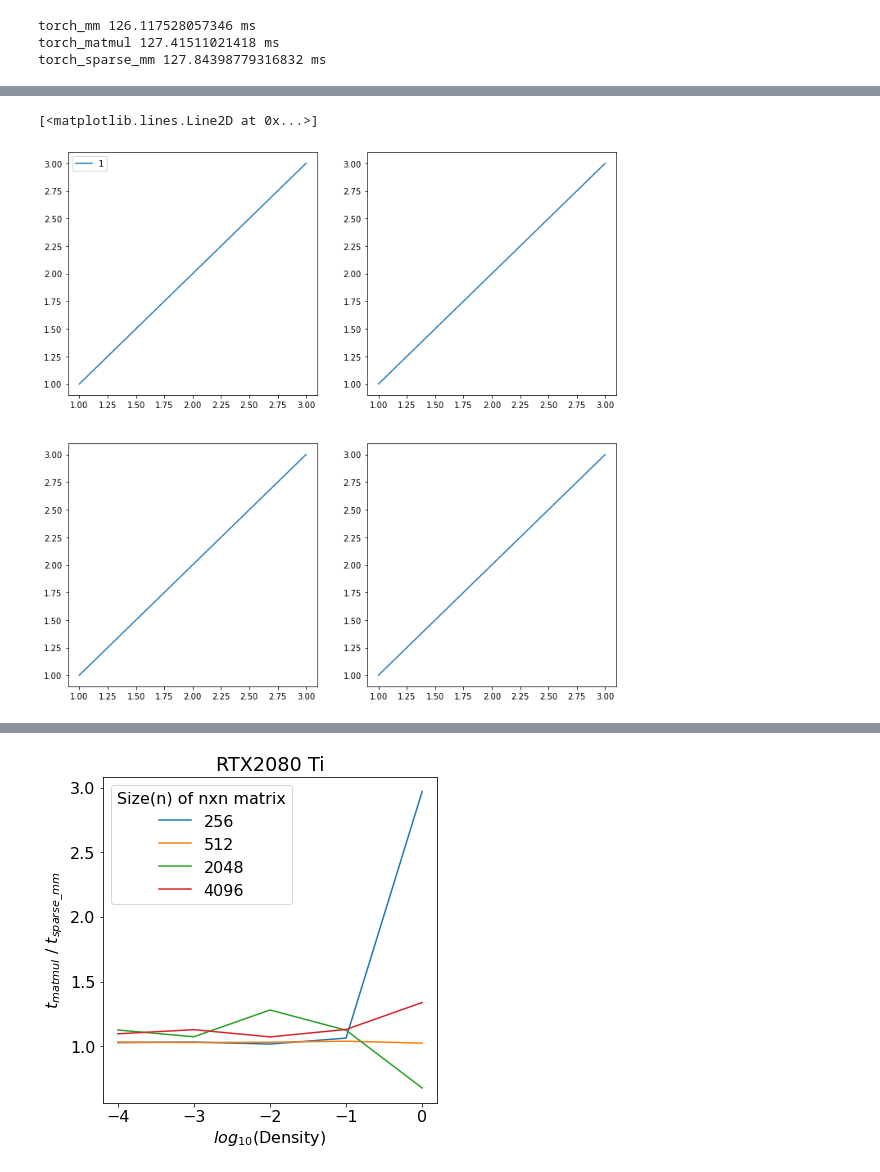
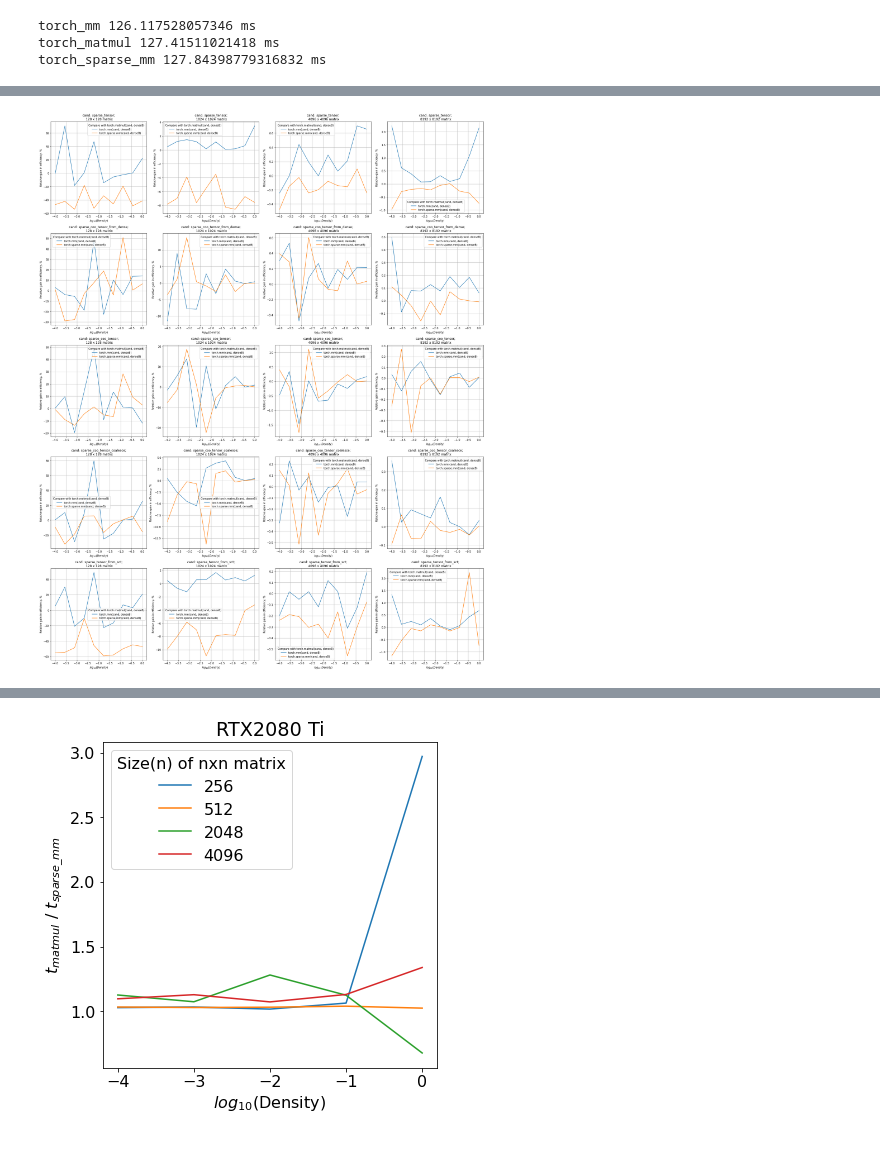
Before and after one commit to ftmtk/playground, a Jupyter notebook: test_pytorch_sparse_visualization.ipynb, the cells around one changed output, grey strips where cells are left out. Cells and saved outputs as stored; diff of their text form; code cells hidden in the pictures.

```diff
--- a/test_pytorch_sparse_visualization.ipynb
+++ b/test_pytorch_sparse_visualization.ipynb
@@ -52,10 +79,43 @@ fig.savefig(f'{filename.split(".")[0]}_methods_vs_sizes_accross_ops.png')
-# %%
-fig, axes = plt.subplots(2, 2, figsize=(12,12))
-axes[0,0].plot([1,2,3],[1,2,3],label='1')
-axes[0][0].legend()
-axes[1][0].plot([1,2,3],[1,2,3])
-axes[0][1].plot([1,2,3],[1,2,3])
-axes[1][1].plot([1,2,3],[1,2,3])
-# %% [output]
-[<matplotlib.lines.Line2D at 0x...>]
-[figure, removed]
+# %%
+def _plot_comp_tensormethods_vs_sizes_across_tensorops_with_ref(dict_results):
+    tensor_ops = list(dict_results.keys())
+    tensor_methods = list(dict_results[tensor_ops[0]].keys())
+    sizes = list(dict_results[tensor_ops[0]][tensor_methods[0]].keys())
+    densities = list(dict_results[tensor_ops[0]][tensor_methods[0]][sizes[0]].keys())
+
+    ref_op = 'torch_matmul'
+    ref_method = 'dense_tensor'
+    tensor_ops.remove(ref_op)
+    tensor_methods.remove(ref_method)
+
+    nrows, ncols = len(tensor_methods), len(sizes) + (1 if len(sizes) == 1 else 0)
+    fig, axes = plt.subplots(nrows, ncols, figsize=(ncols*6, nrows*6))
+
+    for r, method in enumerate(tensor_methods):
+        for c, size in enumerate(sorted(list(map(int, sizes)))):
+            size = str(size)
+            xvals = np.log10(list(map(float, densities)))
+
+            ref_operation = ".".join(ref_op.split("_"))
+            ref_vals = np.array(list(map(float, dict_results[ref_op][method][size].values())))
+            for op in tensor_ops:
+                yvals = np.array(list(map(float, dict_results[op][method][size].values())))
+                yvals = (ref_vals / yvals - 1) * 100
+                axes[r][c].plot(xvals, yvals, label=f"{'.'.join(op.split('_'))}(cand, denseB)")
+
+            # ref_time = np.mean(list(dict_results[ref_op][ref_method][size].values())) * 1000
+            # axes[r][c].axline((xvals[0], ref_time), (xvals[1], ref_time), color='k', label="torch.matmul(denseA, denseB)")
+            # axes[r][c].text(x=xvals[1], y=ref_time*1.001, s=f"torch.matmul(denseA, denseB)")
+
+            axes[r][c].legend(title=f'Compare with {ref_operation}(cand, denseB)')
+            axes[r][c].set_title(f'cand: {method};\n {size} x {size} matrix')
+            axes[r][c].set_xlabel(r'$log_{10}(Density)$')
+            axes[r][c].set_ylabel(f'Relative gain in efficiency, %')
+            axes[r][c].grid()
+    plt.tight_layout()
+    return fig, axes
+
+fig, axes = _plot_comp_tensormethods_vs_sizes_across_tensorops_with_ref(dict_results)
+fig.savefig(f'{filename.split(".")[0]}_methods_vs_sizes_across_ops_with_ref.png')
+# %% [output]
+[figure, added]
```
Also changed, not shown: parts of 6 cells of this notebook, 1 other file.
